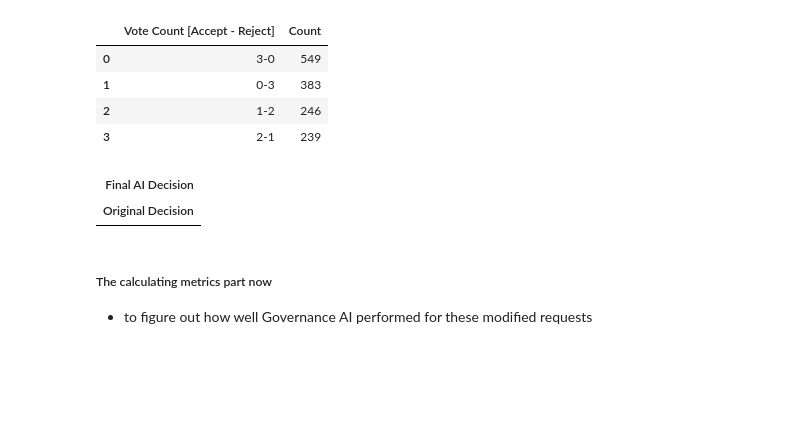
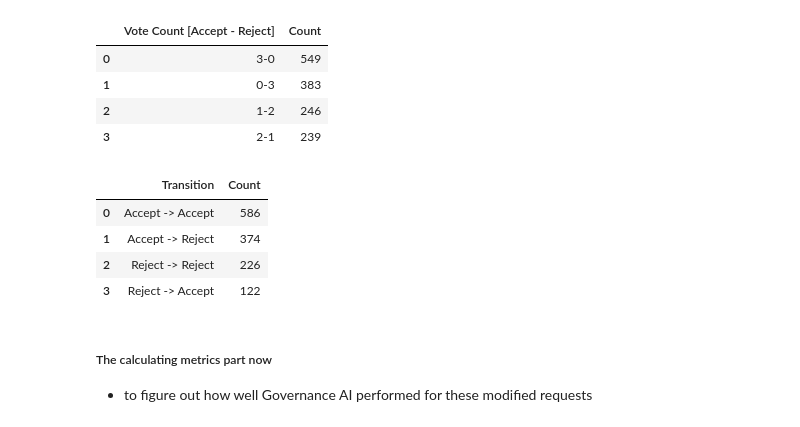
Before and after one commit to arwaguudle/AI-Data-Governance-Project, a Jupyter notebook: Automating-Data-Governance-main/variations_results/2.ipynb, the cells around one changed output. Drawn from its saved outputs; the diff is of its cells as text; code cells hidden in the pictures; blank space fills up the shorter version.

```diff
--- a/Automating-Data-Governance-main/variations_results/2.ipynb
+++ b/Automating-Data-Governance-main/variations_results/2.ipynb
@@ -102,20 +154,46 @@ display(voting_summary)
 | 2 | 1-2 | 246 |
 | 3 | 2-1 | 239 |
 # %%
-#making a transition table to see how many where changes from Accept to Reject and vice versa
+#making a transition table to see how many were changed from Accept to Reject and vice versa
 
+#creating a dataframe containing only the modified requests
+modified_df = df[~df["Original Requests"]].copy()
+
+#mapping the original AI decision to every modified version with the same ID
 original_lookup = original_requests.set_index("ID")["Final AI Decision"]
-
 modified_df["Original Final AI Decision"] = modified_df["ID"].map(original_lookup)
 
-modified_df["Decision Changes"] = modified_df["Decision"] + " -> " + modified_df["Final AI Decision"]
+#creating a transition label
+modified_df["Transition"] = (
+    modified_df["Original Final AI Decision"]
+    + " -> "
+    + modified_df["Final AI Decision"]
+)
 
-transition_table = modified_df.groupby(["Decision Changes"]).size().reset_index(name='Count')
+#counting each transition
+transition_table = (
+    modified_df["Transition"]
+    .value_counts()
+    .reindex(
+        [
+            "Accept -> Accept",
+            "Accept -> Reject",
+            "Reject -> Reject",
+            "Reject -> Accept"
+        ],
+        fill_value=0
+    )
+    .rename_axis("Transition")
+    .reset_index(name="Count")
+)
 
-transition_table
+display(transition_table)
 # %% [output]
-| Final AI Decision |
-| Original Decision |
+|  | Transition | Count |
+| 0 | Accept -> Accept | 586 |
+| 1 | Accept -> Reject | 374 |
+| 2 | Reject -> Reject | 226 |
+| 3 | Reject -> Accept | 122 |
 # %% [markdown]
 ##### The calculating metrics part now
 - to figure out how well Governance AI performed for these modified requests
```
Also changed, not shown: parts of 2 cells of this notebook, 1 other file.
